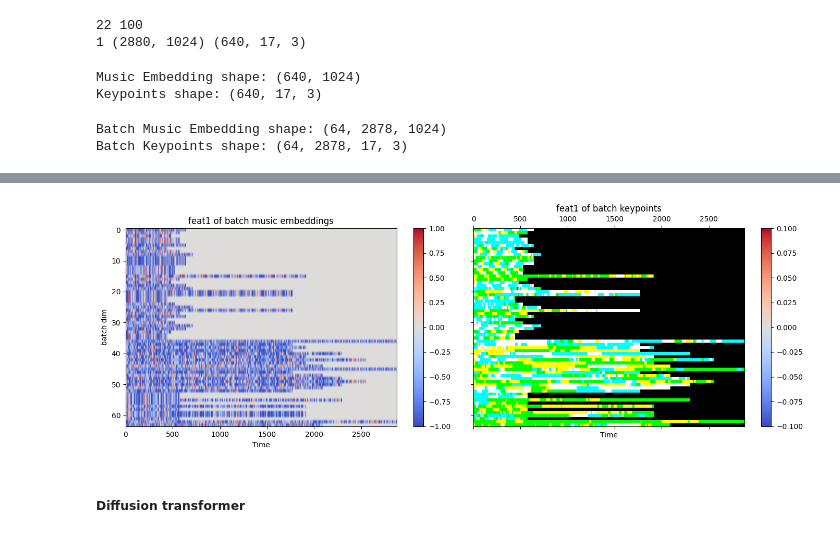
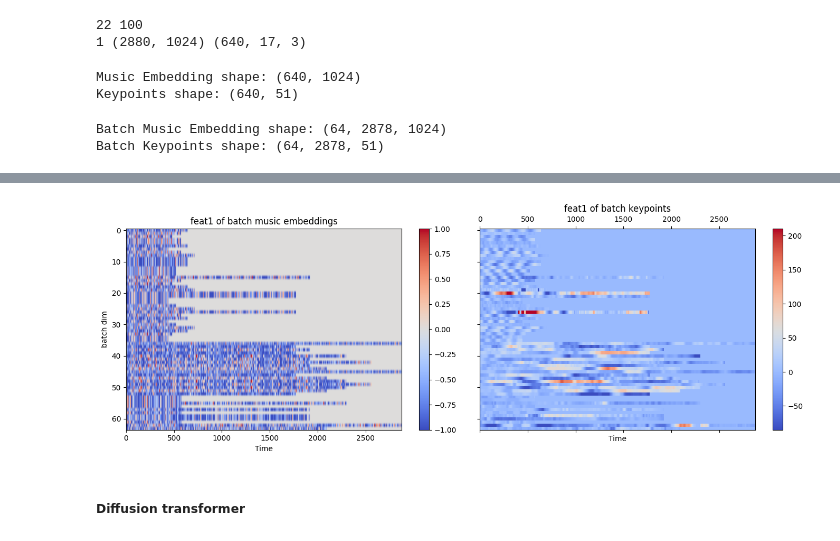
Before and after one commit to thelmn/flow-diffusion, a Jupyter notebook: flow-dance-aist-motion-gen.ipynb, the cells around one changed output, grey strips where cells are left out. Saved outputs shown, nothing was run; the diff lists cells and outputs as text; code cells hidden in the pictures.

```diff
--- a/flow-dance-aist-motion-gen.ipynb
+++ b/flow-dance-aist-motion-gen.ipynb
@@ -288,12 +288,18 @@ def load_dataset_arrs(music_folder, keypoints_folder, load_n):
     music_key = filename.split('_')[-2]
     music_file = os.path.join(music_folder, f'{music_key}_musicfm_emb_60Hz.npy')
 
-    if os.path.exists(music_file) and music_key not in music_embeds:
+    if os.path.exists(music_file):
       with open(keypoints_file, 'rb') as f:
         keypoints_data = pickle.load(f)
-      keypoints3d_arr = keypoints_data['keypoints3d']
-      music_embeds[music_ids[music_key]] = np.load(music_file).squeeze()
+      keypoints3d_arr = keypoints_data['keypoints3d_optim']
+      if music_ids[music_key] not in music_embeds:
+        music_embed_arr = np.load(music_file).squeeze()
+        music_embeds[music_ids[music_key]] = music_embed_arr
+        if np.isnan(music_embed_arr).any():
+          print('nan in music_embed_arr')
       keypoints += [(music_ids[music_key], keypoints3d_arr)]
+      if np.isnan(keypoints3d_arr).any():
+        print('nan in keypoints3d_arr')
   return music_embeds, keypoints
 # %%
 music_embeds, keypoints = load_dataset_arrs(str(MUSIC_FOLDER), str(KEYPOINTS_FOLDER), 100)
@@ -307,13 +313,14 @@ Found 60 music files and 1408 keypoints files, loading 100 files...
 # %%
 def embed_keypoints_gen():
   for music_id, keypoints3d_arr in keypoints:
-    yield music_embeds[music_id][:keypoints3d_arr.shape[0]], keypoints3d_arr
+    yield (music_embeds[music_id][:keypoints3d_arr.shape[0]],
+           keypoints3d_arr.reshape(-1, 17*3))
 # %%
 dataset = tf.data.Dataset.from_generator(
     embed_keypoints_gen,
     output_signature=(
         tf.TensorSpec(shape=(None, 1024), dtype=tf.float32),
-        tf.TensorSpec(shape=(None, 17, 3), dtype=tf.float32)
+        tf.TensorSpec(shape=(None, 17*3), dtype=tf.float32)
     )
 )
 # %%
@@ -322,11 +329,11 @@ for music_embed_arr, keypoints_arr in dataset.take(1):
   print("Keypoints shape:", keypoints_arr.shape)
 # %% [output]
 Music Embedding shape: (640, 1024)
-Keypoints shape: (640, 17, 3)
+Keypoints shape: (640, 51)
 # %%
 batch_size = 64
 dataset = dataset.padded_batch(
-    batch_size, padded_shapes=([None, 1024], [None, 17, 3]))
+    batch_size, padded_shapes=([None, 1024], [None, 17*3]))
 # %%
 for batch_music_embed_arr, batch_keypoints_arr in dataset.take(1):
   batch_music_embed_arr = batch_music_embed_arr.numpy()
@@ -335,22 +342,22 @@ for batch_music_embed_arr, batch_keypoints_arr in dataset.take(1):
   print("Batch Keypoints shape:", batch_keypoints_arr.shape)
 # %% [output]
 Batch Music Embedding shape: (64, 2878, 1024)
-Batch Keypoints shape: (64, 2878, 17, 3)
+Batch Keypoints shape: (64, 2878, 51)
 # %%
 # first music dim of batch
 fig, (ax1, ax2) = plt.subplots(1, 2, figsize=(14, 5), sharex=True, sharey=True)
 
-ax1_plot = ax1.imshow(batch_music_embed_arr[:, :, 0].numpy(), cmap='coolwarm', vmin=-1,
+ax1_plot = ax1.imshow(batch_music_embed_arr[:, :, 0], cmap='coolwarm', vmin=-1,
            vmax=1, aspect='auto')
 plt.colorbar(ax1_plot, ax=ax1)
 ax1.set_title('feat1 of batch music embeddings')
 ax1.set_xlabel('Time')
 ax1.set_ylabel('batch dim')
 
-ax2_plot = ax2.matshow(batch_keypoints_arr[:, :, 0].numpy(), cmap='coolwarm',
-            # norm='linear',
-           vmin=batch_keypoints_arr.numpy().min(),
-           vmax=batch_keypoints_arr.numpy().max(), aspect='auto')
+ax2_plot = ax2.matshow(batch_keypoints_arr[:, :, 0], cmap='coolwarm',
+            norm='linear',
+           vmin=np.quantile(batch_keypoints_arr, 0.01),
+           vmax=np.quantile(batch_keypoints_arr, 0.99), aspect='auto')
 plt.colorbar(ax2_plot, ax=ax2)
 ax2.set_xlabel('Time')
 ax2.set_title('feat1 of batch keypoints')
@@ -363,4 +369,4 @@ WARNING:matplotlib.image:Clipping input data to the valid range for imshow with
-[figure, old version]
+[figure, new version]
 # %% [markdown]
 ##### Diffusion transformer
 # %%
```
Also changed, not shown: parts of 6 cells of this notebook.
